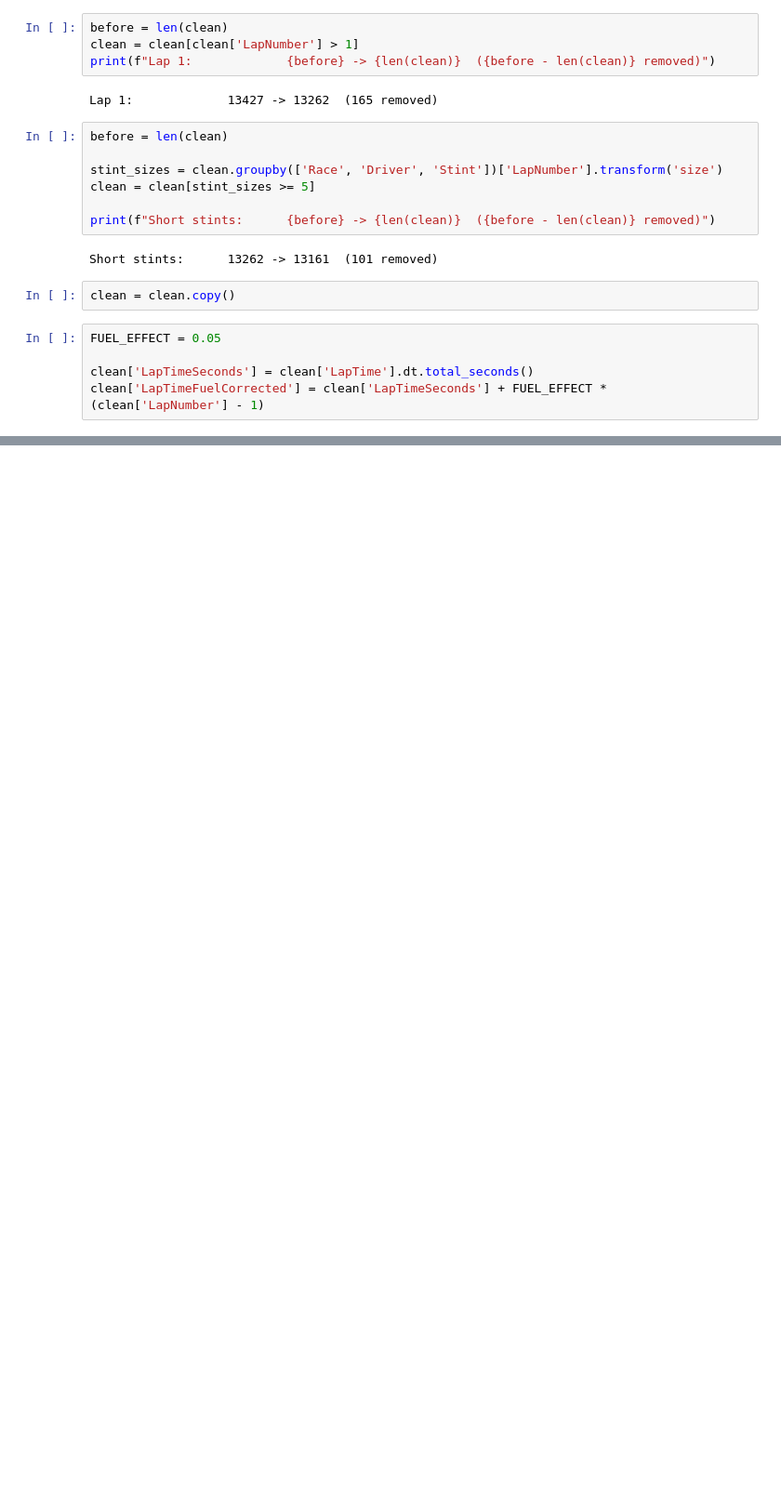
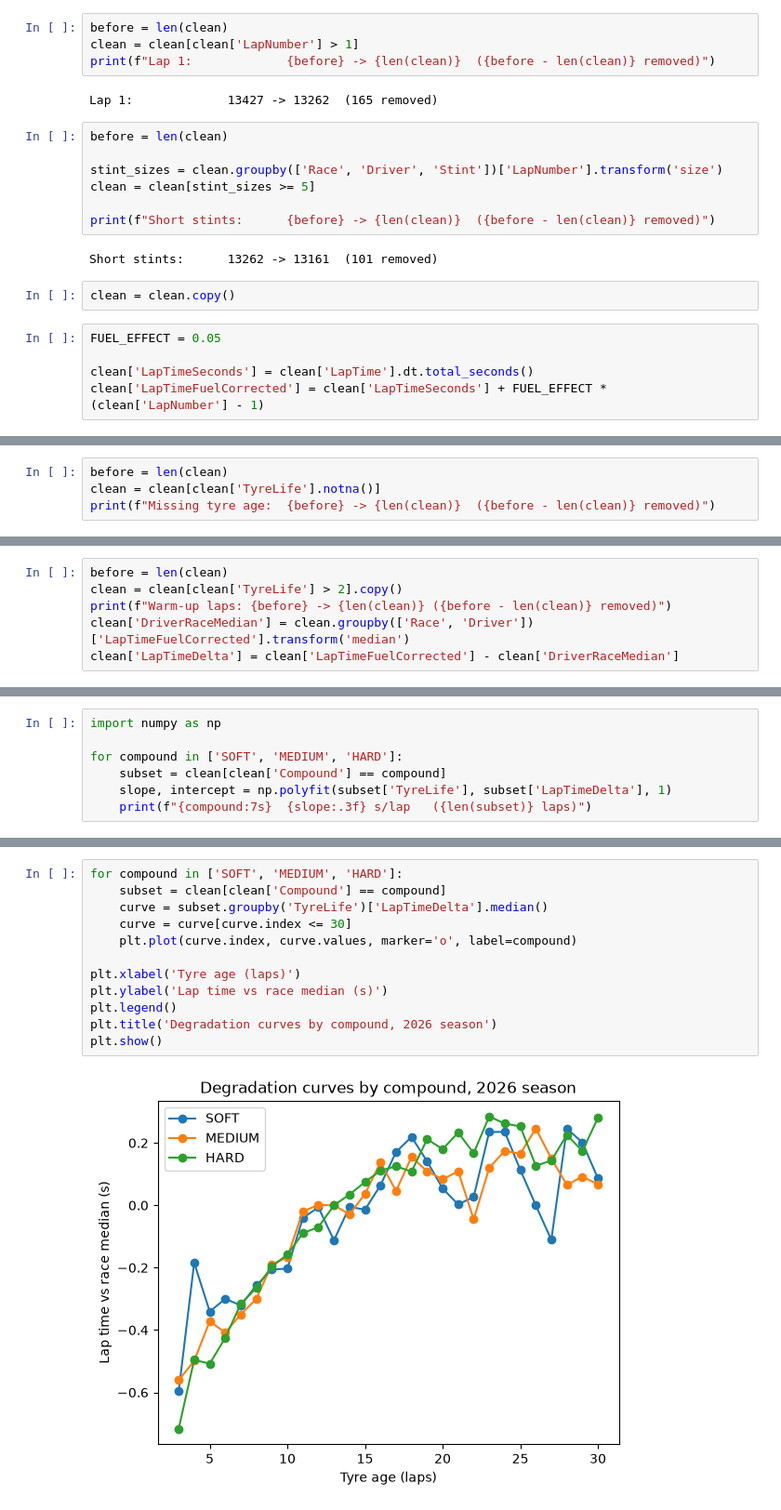
Before and after one commit to xaviercop/f1-tyre-degradation, a Jupyter notebook: notebooks/01-exploration.ipynb, the cells around one changed output, grey strips where cells are left out. Shown at 93% size. Cells and saved outputs as stored; diff of their text form; blank space fills up the shorter version.

Commit message:
Driver-level normalisation and warm-up filter; degradation curves and stint-length finding

```diff
--- a/notebooks/01-exploration.ipynb
+++ b/notebooks/01-exploration.ipynb
@@ -359,3 +349,7 @@ print(clean[['LapNumber', 'LapTimeSeconds', 'LapTimeFuelCorrected']].tail(10))
 16252       54.0          98.163               100.813
 16253       55.0          98.885               101.585
 16254       56.0          97.311               100.061
+# %%
+before = len(clean)
+clean = clean[clean['TyreLife'].notna()]
+print(f"Missing tyre age:  {before} -> {len(clean)}  ({before - len(clean)} removed)")
@@ -361,0 +358,6 @@ print(clean[['LapNumber', 'LapTimeSeconds', 'LapTimeFuelCorrected']].tail(10))
+# %%
+before = len(clean)
+clean = clean[clean['TyreLife'] > 2].copy()
+print(f"Warm-up laps: {before} -> {len(clean)} ({before - len(clean)} removed)")
+clean['DriverRaceMedian'] = clean.groupby(['Race', 'Driver'])['LapTimeFuelCorrected'].transform('median')
+clean['LapTimeDelta'] = clean['LapTimeFuelCorrected'] - clean['DriverRaceMedian']
@@ -361,0 +366,7 @@ print(clean[['LapNumber', 'LapTimeSeconds', 'LapTimeFuelCorrected']].tail(10))
+# %%
+import numpy as np
+
+for compound in ['SOFT', 'MEDIUM', 'HARD']:
+    subset = clean[clean['Compound'] == compound]
+    slope, intercept = np.polyfit(subset['TyreLife'], subset['LapTimeDelta'], 1)
+    print(f"{compound:7s}  {slope:.3f} s/lap   ({len(subset)} laps)")
@@ -361,0 +412,14 @@ print(clean[['LapNumber', 'LapTimeSeconds', 'LapTimeFuelCorrected']].tail(10))
+# %%
+for compound in ['SOFT', 'MEDIUM', 'HARD']:
+    subset = clean[clean['Compound'] == compound]
+    curve = subset.groupby('TyreLife')['LapTimeDelta'].median()
+    curve = curve[curve.index <= 30]
+    plt.plot(curve.index, curve.values, marker='o', label=compound)
+
+plt.xlabel('Tyre age (laps)')
+plt.ylabel('Lap time vs race median (s)')
+plt.legend()
+plt.title('Degradation curves by compound, 2026 season')
+plt.show()
+# %% [output]
+[figure, added]
```
Also changed, not shown: parts of 9 cells of this notebook.
